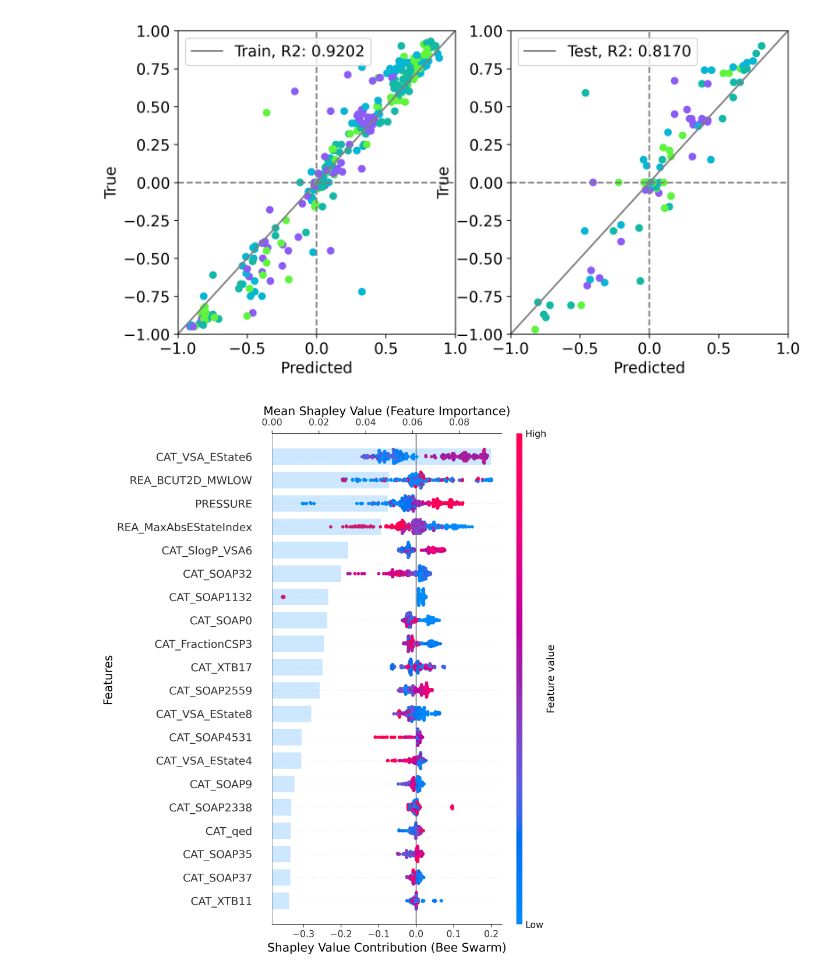
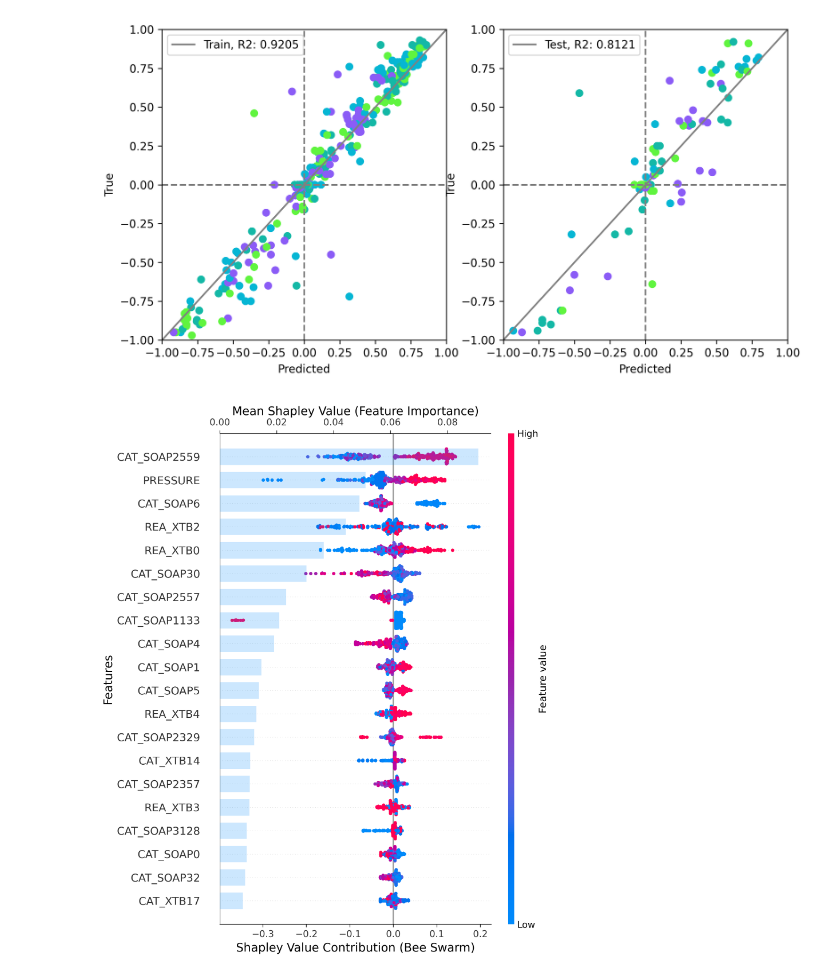
Before and after one commit to iawnix/AAReact, a Jupyter notebook: train/Analysis_Result/1_ana.ipynb, the cells around one changed output. Drawn from its saved outputs; the diff is of its cells as text; code cells hidden in the pictures.

```diff
--- a/train/Analysis_Result/1_ana.ipynb
+++ b/train/Analysis_Result/1_ana.ipynb
@@ -30,7 +30,7 @@ from joblib import dump, load
 # %%
 seed = 1
 test_size = 0.2
-prefix = "/home/iaw/DATA2/AAReact/DataSet/AtropicAcid_416/4_gen_feature/rdkit_soap_xtb_3"
+prefix = "/home/iaw/DATA2/AAReact/DataSet/AtropicAcid_424/data_for_train/soap_xtb_3"
 data_x, data_y, x_label, data_class, data_name = load_data(
     "{}_data_x.npy".format(prefix),
     "{}_data_y.npy".format(prefix),
@@ -41,14 +41,14 @@ data_x, data_y, x_label, data_class, data_name = load_data(
 
 # 超参之后的参数
 xgb_best_params = {
-      "colsample_bytree": 0.9
-    , "learning_rate": 0.1
-    , "max_depth": 8
-    , "min_child_weight": 5
-    , "n_estimators": 50
-    , "reg_alpha": 0.5
-    , "reg_lambda": 1.5
-    , "subsample": 0.8
+  "colsample_bytree": 0.8
+  , "learning_rate": 0.1
+  , "max_depth": 20
+  , "min_child_weight": 5
+  , "n_estimators": 50
+  , "reg_alpha": 0.5
+  , "reg_lambda": 0.5
+  , "subsample": 0.8
 }
 
 xgb_eval_dataset_split_result = eval_dataset_split(
@@ -111,5 +111,5 @@ Text(0, 0.5, 'R2')
 # %%
-model = load("/home/iaw/DATA2/AAReact/train/output/pt/xgb_model_seed_1_split_0-2_hyper2_rdkit_soap_xtb.pkl")
+model = load("/home/iaw/DATA2/AAReact/train/output/pt/xgb_model_seed_1_split_0-2_hyper2_soap_xtb.pkl")
 X_train, X_test, y_train, y_test,  class_train, class_test, name_train, nane_test = train_test_split(
     data_x,
     data_y,
@@ -156,28 +132,28 @@ draw_pred_result(y_true_s = (y_train, y_test)
                  , r2_s = (r2_score(train_pred, y_train), r2_score(test_pred, y_test))
                  , class_s = (class_train, class_test))
 # %% [output]
-[figure, old version]
+[figure, new version]
 # %%
 xgb_explainer = shap.TreeExplainer(model)
 train_shap_values = xgb_explainer.shap_values(X_train)
 
-labels = x_label["label1_rdkit"] + x_label["label2_soap"] +x_label["label3_xtb"]
+labels = x_label["label1_soap"] +x_label["label2_xtb"]
 fig, ax1 = plt.subplots(figsize=(10, 8), dpi=300)
 
 plt.rcParams['font.serif'] = 'Times new Roman'
 plt.rcParams['font.size'] = 14
 shap.summary_plot(train_shap_values, X_train, feature_names=labels, plot_type="dot", show=False)
 ax2 = ax1.twiny()
 shap.summary_plot(train_shap_values, X_train, feature_names=labels, plot_type="bar", show=False)
 ax2.axhline(y=20, color='black', linestyle='-', linewidth=1)
 for bar in ax2.patches:
     bar.set_alpha(0.2)
 ax1.set_xlabel('Shapley Value Contribution (Bee Swarm)', fontsize=14)
 ax2.set_xlabel('Mean Shapley Value (Feature Importance)', fontsize=14)
 
 ax2.xaxis.set_label_position('top')
 ax2.xaxis.tick_top()
 ax1.set_ylabel('Features', fontsize=14)
 plt.tight_layout()
 # %% [output]
-[figure, old version]
+[figure, new version]
```
Also changed, not shown: parts of 4 cells of this notebook, 1 other file.
